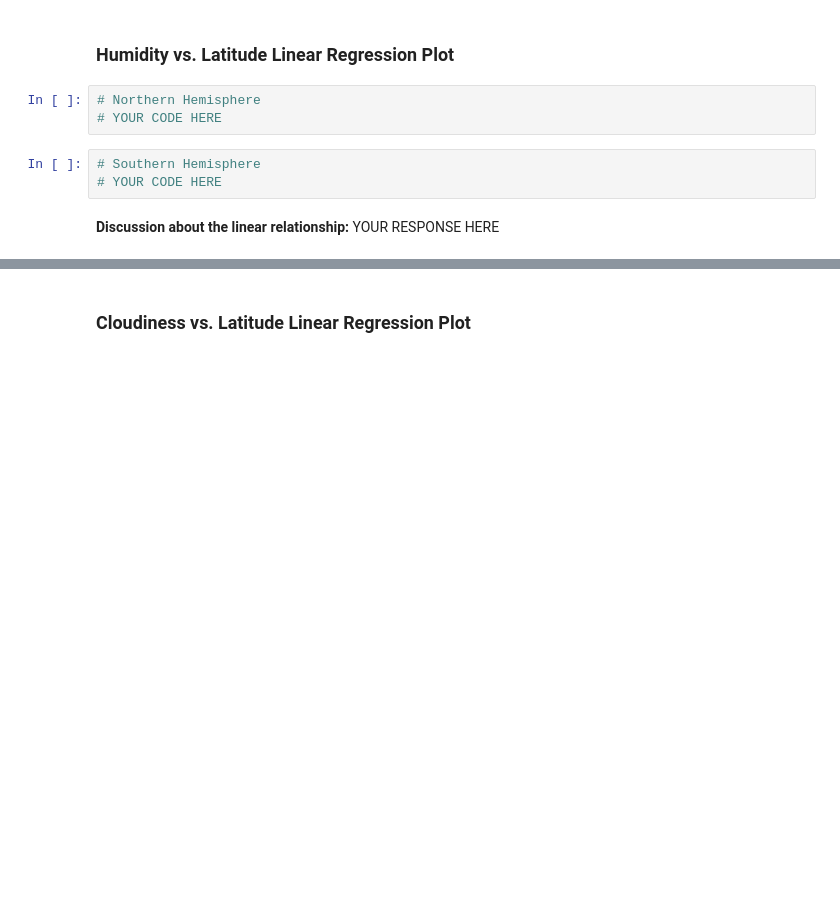
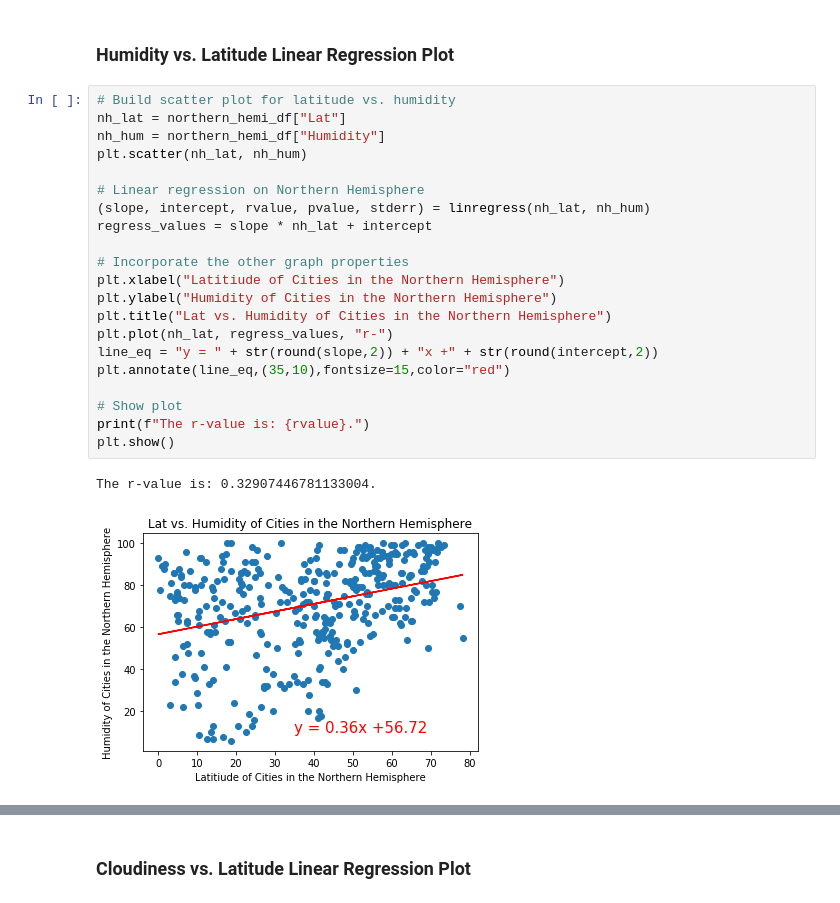
Before and after one commit to ahuehmer/World_Weather_Analysis, a Jupyter notebook: WeatherPy/WeatherPy.ipynb, the cells around one changed output, grey strips where cells are left out. Saved outputs shown, nothing was run; the diff lists cells and outputs as text; blank space fills up the shorter version.

```diff
--- a/WeatherPy/WeatherPy.ipynb
+++ b/WeatherPy/WeatherPy.ipynb
@@ -414,10 +473,26 @@ southern_hemi_df.head()
 # %% [markdown]
 ### Humidity vs. Latitude Linear Regression Plot
-# %%
-# Northern Hemisphere
-# YOUR CODE HERE
-# %%
-# Southern Hemisphere
-# YOUR CODE HERE
-# %% [markdown]
-**Discussion about the linear relationship:** YOUR RESPONSE HERE
+# %%
+# Build scatter plot for latitude vs. humidity
+nh_lat = northern_hemi_df["Lat"]
+nh_hum = northern_hemi_df["Humidity"]
+plt.scatter(nh_lat, nh_hum)
+
+# Linear regression on Northern Hemisphere
+(slope, intercept, rvalue, pvalue, stderr) = linregress(nh_lat, nh_hum)
+regress_values = slope * nh_lat + intercept
+
+# Incorporate the other graph properties
+plt.xlabel("Latitiude of Cities in the Northern Hemisphere")
+plt.ylabel("Humidity of Cities in the Northern Hemisphere")
+plt.title("Lat vs. Humidity of Cities in the Northern Hemisphere")
+plt.plot(nh_lat, regress_values, "r-")
+line_eq = "y = " + str(round(slope,2)) + "x +" + str(round(intercept,2))
+plt.annotate(line_eq,(35,10),fontsize=15,color="red")
+
+# Show plot
+print(f"The r-value is: {rvalue}.")
+plt.show()
+# %% [output]
+The r-value is: 0.32907446781133004.
+[figure, added]
```
Also changed, not shown: parts of 32 cells of this notebook, 5 other files.
